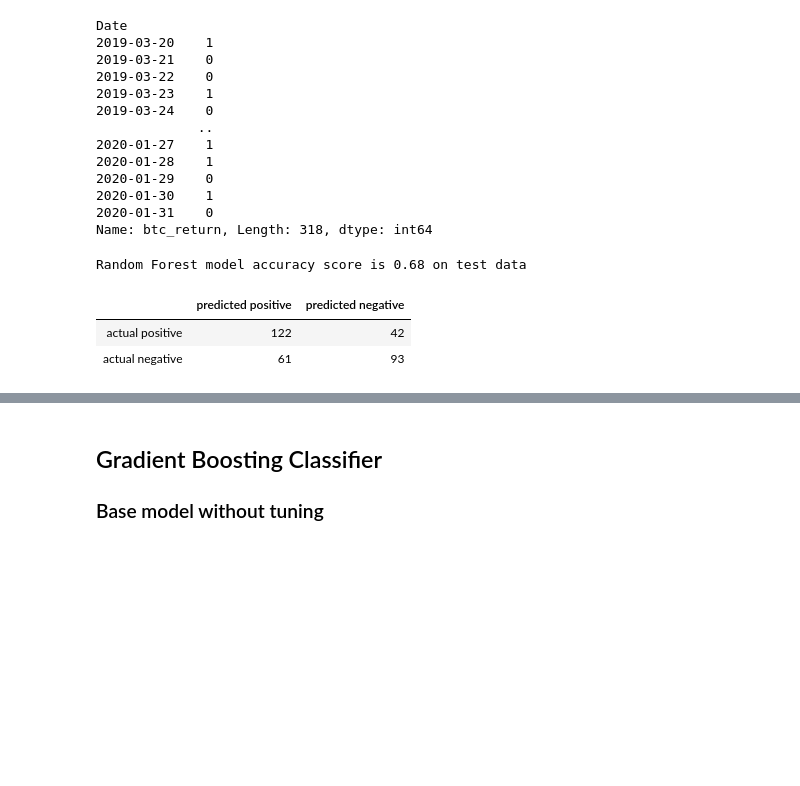
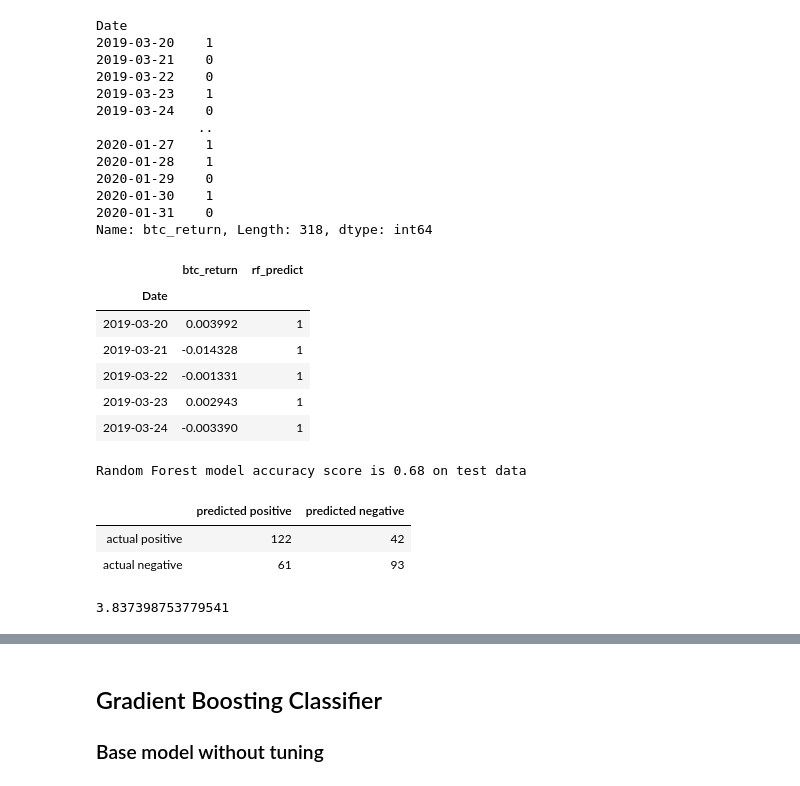
Before and after one commit to achildress83/trading-bitcoin, a Jupyter notebook: notebooks/Non-Linear Models.ipynb, the cells around one changed output, grey strips where cells are left out. Cells and saved outputs as stored; diff of their text form; code cells hidden in the pictures; blank space fills up the shorter version.

```diff
--- a/notebooks/Untitled.ipynb
+++ b/notebooks/Non-Linear Models.ipynb
@@ -294,6 +307,16 @@ Name: btc_return, Length: 318, dtype: int64
 rf_compare = rf_compare.reset_index().join(rf_predictions, how='left')
 # %%
 rf_compare.set_index('Date', inplace=True)
+# %%
+rf_compare.head()
+# %% [output]
+|  | btc_return | rf_predict |
+| Date |  |  |
+| 2019-03-20 | 0.003992 | 1 |
+| 2019-03-21 | -0.014328 | 1 |
+| 2019-03-22 | -0.001331 | 1 |
+| 2019-03-23 | 0.002943 | 1 |
+| 2019-03-24 | -0.003390 | 1 |
 # %%
 # adjusted prediction_quality function (from ARIMA notebook) if statements for binary outcomes of voting classifier
 
@@ -357,0 +389,5 @@ rf_compare.set_index('Date', inplace=True)
+# %%
+# model net return over the forecast period
+rf_cum - btc_cum
+# %% [output]
+3.837398753779541
```
Also changed, not shown: parts of 11 cells of this notebook, 15 other files.
